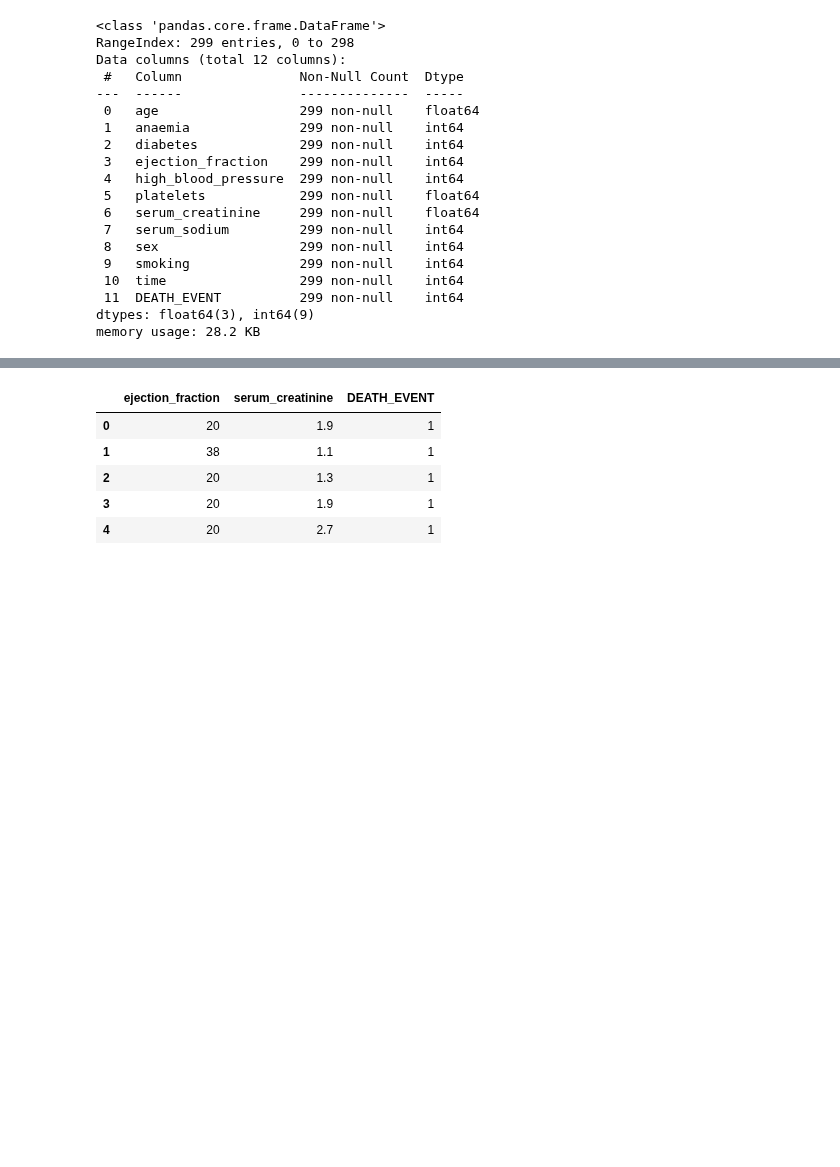
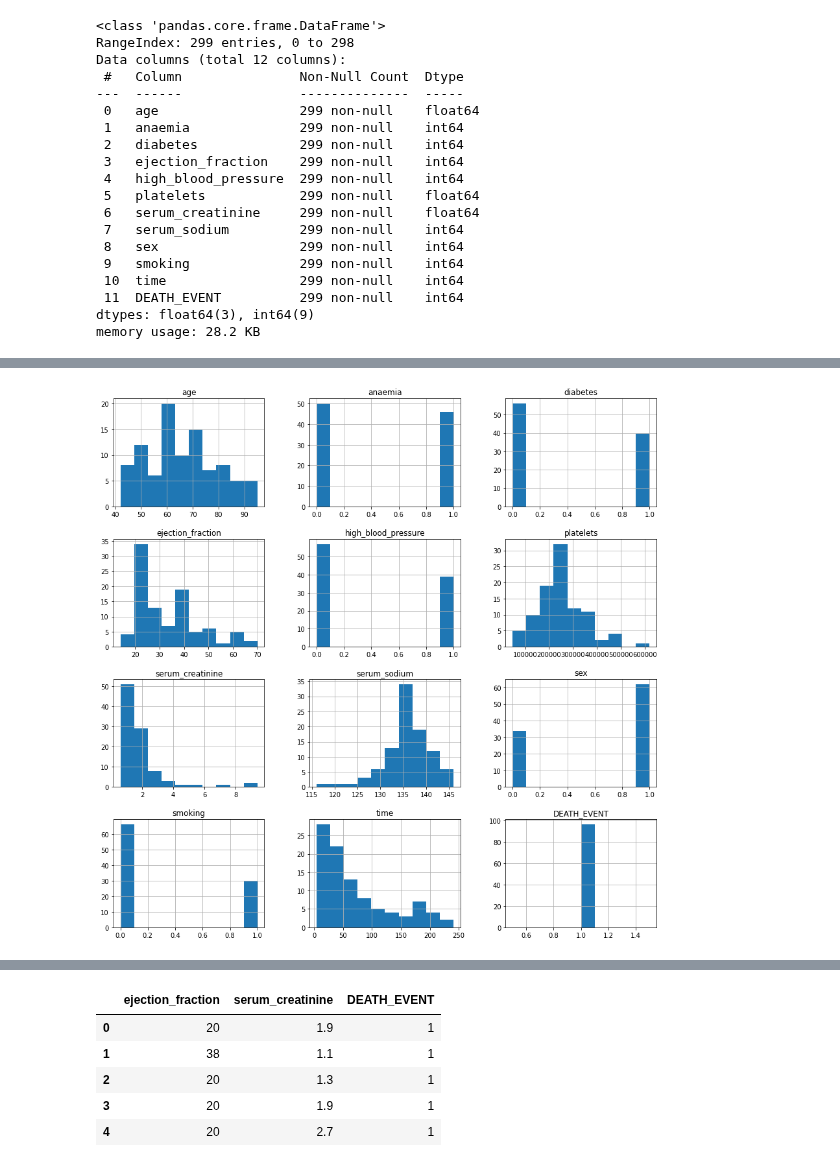
Before and after one commit to Fedenov/Aprendizaje_Automatico_Tarea3, a Jupyter notebook: Tarea3.ipynb, the cells around one changed output, grey strips where cells are left out. Cells and saved outputs as stored; diff of their text form; code cells hidden in the pictures; blank space fills up the shorter version.

```diff
--- a/Tarea3.ipynb
+++ b/Tarea3.ipynb
@@ -72,0 +132,4 @@ dataSet.describe()
+# %%
+deathDataSet.hist(figsize = (15,15));
+# %% [output]
+[figure, added]
```
Also changed, not shown: parts of 29 cells of this notebook.
